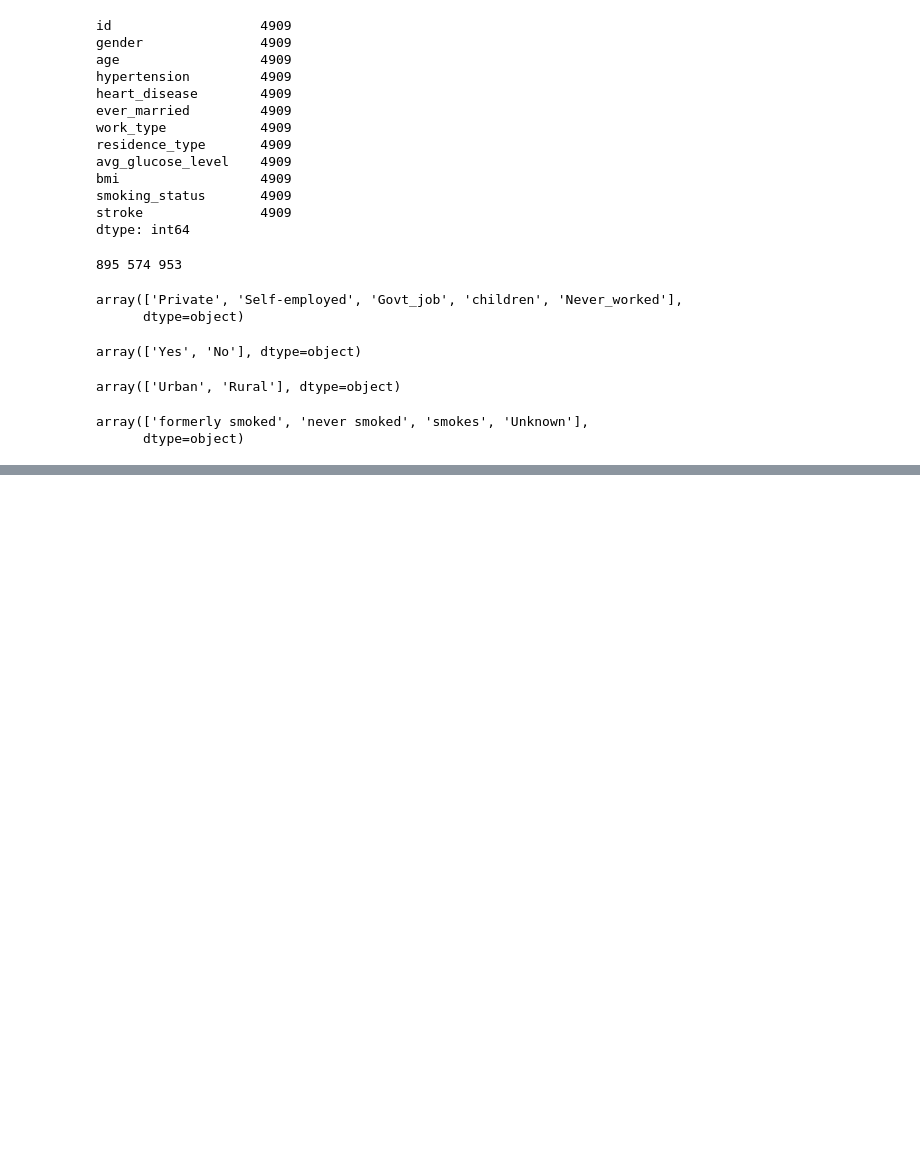
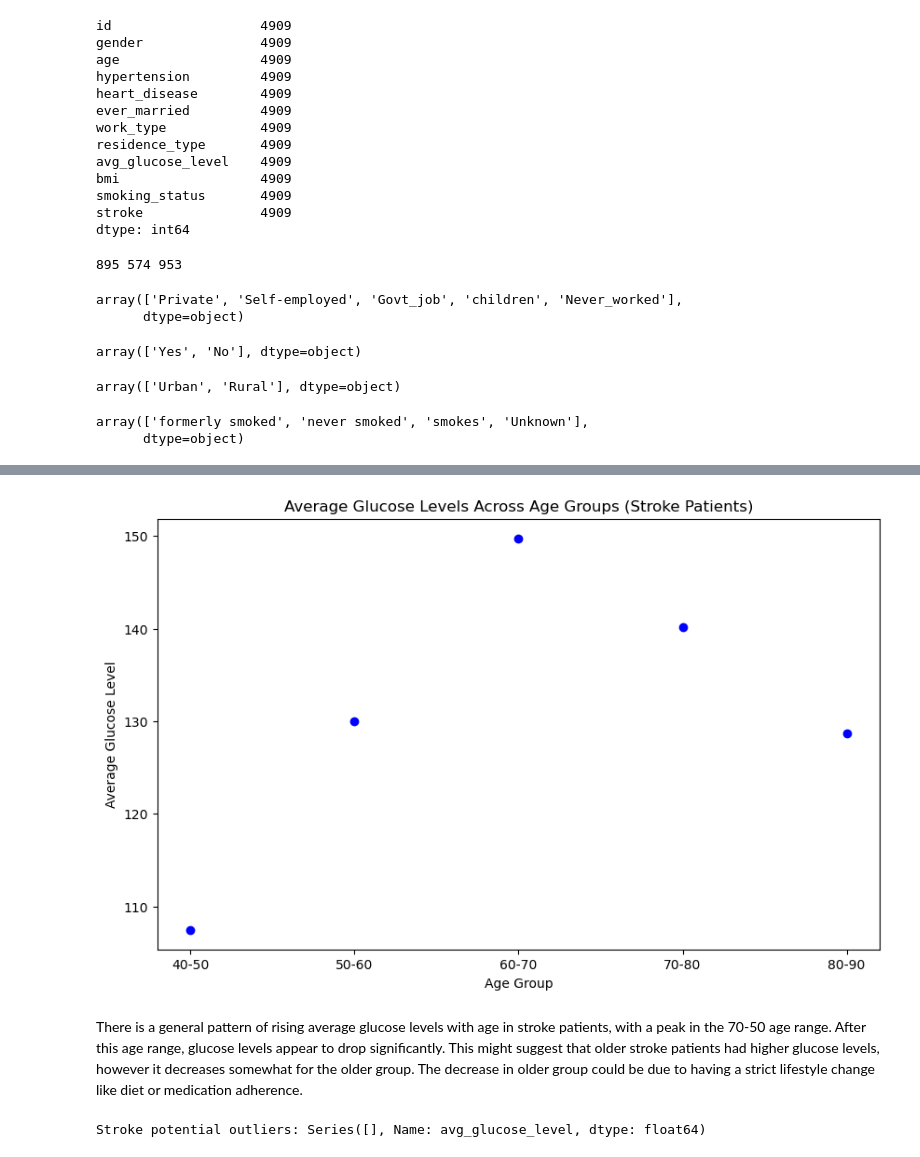
Before and after one commit to talazubi/project-1, a Jupyter notebook: stroke-prediction.ipynb, the cells around one changed output, grey strips where cells are left out. Drawn from its saved outputs; the diff is of its cells as text; code cells hidden in the pictures; blank space fills up the shorter version.

```diff
--- a/stroke-prediction.ipynb
+++ b/stroke-prediction.ipynb
@@ -272,0 +301,4 @@ plt.show()
+# %%
+# Calculate average glucose levels for each age group (stroke patients)
+age_group_avg_stroke = stroke_patients_df.groupby('age_group')['avg_glucose_level'].mean()
+age_group_avg_stroke
@@ -272,0 +313,52 @@ plt.show()
+# %%
+#Creating the figure for the line plot with a specific size
+plt.figure(figsize=(10,6))
+
+# Scatter plot for stroke patients
+plt.scatter(age_group_avg_stroke.index, age_group_avg_stroke.values, color='blue', label='Stroke')
+
+#Giving the chart some labels
+plt.title('Average Glucose Levels Across Age Groups (Stroke Patients)')
+plt.xlabel('Age Group')
+plt.ylabel('Average Glucose Level')
+
+# Saving the figure
+plt.savefig("data/Average Glucose Levels Across Age Groups (Stroke Patients).png")
+
+# Show the plot
+plt.show()
+# %% [output]
+[figure, added]
+# %% [markdown]
+There is a general pattern of rising average glucose levels with age in stroke patients, with a peak in the 70-50 age range. After this age range, glucose levels appear to drop significantly. This might suggest that older stroke patients had higher glucose levels, however it decreases somewhat for the older group. The decrease in older group could be due to having a strict lifestyle change like diet or medication adherence.
+# %%
+# Stroke categories
+stroke_categories = [1]  # 1 = Stroke
+glucose_levels = []
+
+# Calculate IQR and potential outliers for each stroke group
+for stroke in stroke_categories:
+
+    # Locate the rows which contain individuals with and without strokes and get avg glucose levels
+    stroke_data = stroke_predictive[stroke_predictive['stroke'] == stroke]['avg_glucose_level']
+
+    # Add glucose levels to the list (for plotting)
+    glucose_levels.append(stroke_data)
+
+    # Calculate quartiles and IQR
+    quartiles = stroke_data.quantile([.25, .5, .75])
+    lowerq = quartiles[0.25]
+    upperq = quartiles[0.75]
+    iqr = upperq - lowerq
+
+    # Determine outliers using upper and lower bounds
+    lower_bound = lowerq - (1.5 * iqr)
+    upper_bound = upperq + (1.5 * iqr)
+
+    # Identify potential outliers
+    outliers = stroke_data[(stroke_data < lower_bound) | (stroke_data > upper_bound)]
+
+    # Print the outliers
+    print(f"Stroke potential outliers: {outliers}")
+# %% [output]
+Stroke potential outliers: Series([], Name: avg_glucose_level, dtype: float64)
```
Also changed, not shown: parts of 22 cells of this notebook, 5 other files.
